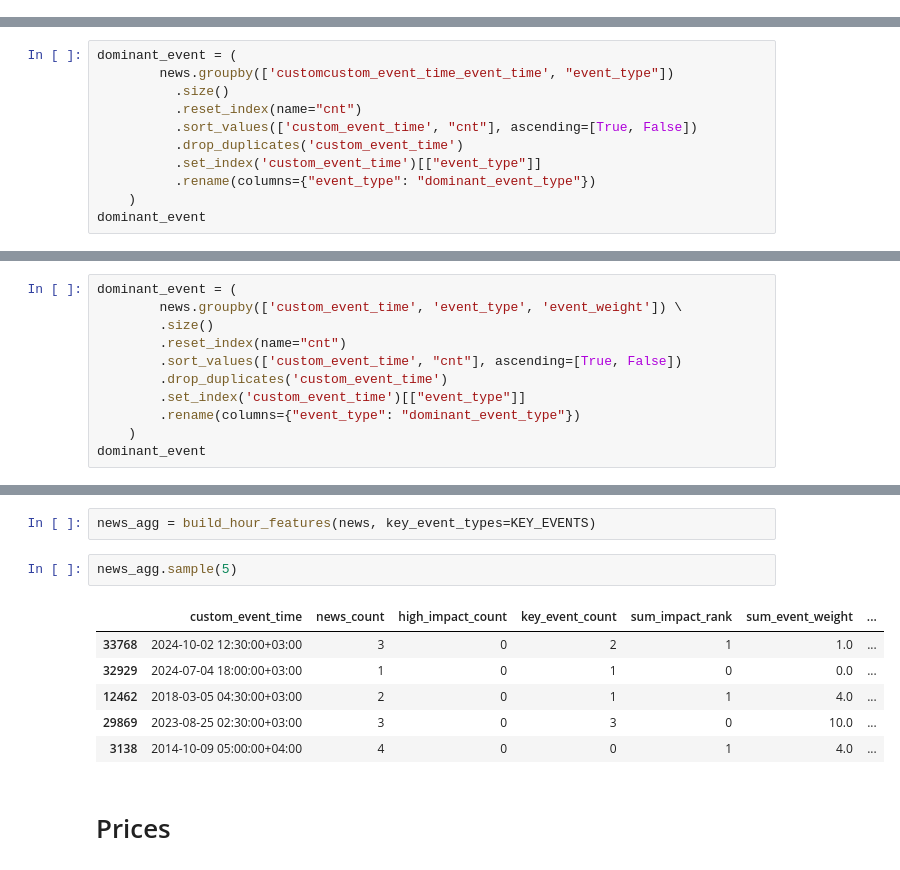
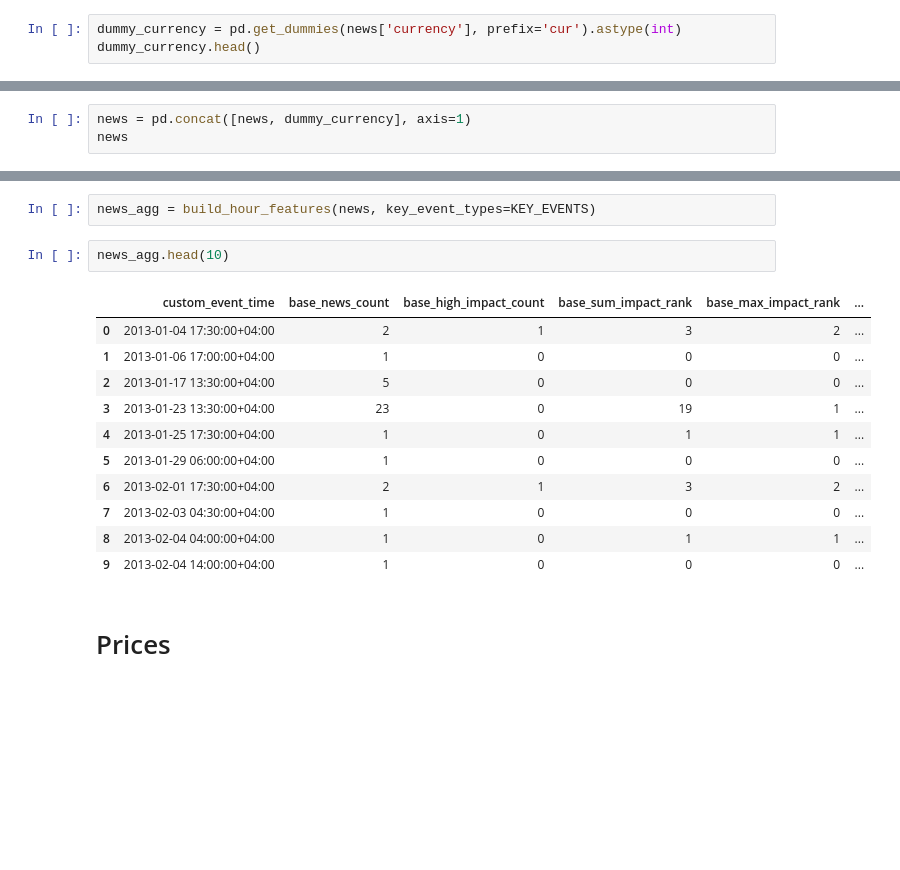
Before and after one commit to ppetrushenkov/fx_news_bot, a Jupyter notebook: notebooks/train_model_pipeline_nb.ipynb, the cells around one changed output, grey strips where cells are left out. Cells and saved outputs as stored; diff of their text form; blank space fills up the shorter version.

```diff
--- a/notebooks/train_model_pipeline_nb.ipynb
+++ b/notebooks/train_model_pipeline_nb.ipynb
@@ -412,0 +585,3 @@ news['impact_rank'] = news['importance'] + 1
+# %%
+dummy_currency = pd.get_dummies(news['currency'], prefix='cur').astype(int)
+dummy_currency.head()
@@ -412,0 +595,3 @@ news['impact_rank'] = news['importance'] + 1
+# %%
+news = pd.concat([news, dummy_currency], axis=1)
+news
@@ -461,11 +652,0 @@ Index(['date', 'currency', 'importance', 'title', 'indicator', 'country',
-# %%
-dominant_event = (
-        news.groupby(['customcustom_event_time_event_time', "event_type"])
-          .size()
-          .reset_index(name="cnt")
-          .sort_values(['custom_event_time', "cnt"], ascending=[True, False])
-          .drop_duplicates('custom_event_time')
-          .set_index('custom_event_time')[["event_type"]]
-          .rename(columns={"event_type": "dominant_event_type"})
-    )
-dominant_event
@@ -487,11 +652,0 @@ dominant_event
-# %%
-dominant_event = (
-        news.groupby(['custom_event_time', 'event_type', 'event_weight']) \
-        .size()
-        .reset_index(name="cnt")
-        .sort_values(['custom_event_time', "cnt"], ascending=[True, False])
-        .drop_duplicates('custom_event_time')
-        .set_index('custom_event_time')[["event_type"]]
-        .rename(columns={"event_type": "dominant_event_type"})
-    )
-dominant_event
@@ -653,14 +791,19 @@ def build_hour_features(
 # %%
 news_agg = build_hour_features(news, key_event_types=KEY_EVENTS)
 # %%
-news_agg.sample(5)
+news_agg.head(10)
 # %% [output]
-|  | custom_event_time | news_count | high_impact_count | key_event_count | sum_impact_rank | sum_event_weight | ... |
-| 33768 | 2024-10-02 12:30:00+03:00 | 3 | 0 | 2 | 1 | 1.0 | ... |
-| 32929 | 2024-07-04 18:00:00+03:00 | 1 | 0 | 1 | 0 | 0.0 | ... |
-| 12462 | 2018-03-05 04:30:00+03:00 | 2 | 0 | 1 | 1 | 4.0 | ... |
-| 29869 | 2023-08-25 02:30:00+03:00 | 3 | 0 | 3 | 0 | 10.0 | ... |
-| 3138 | 2014-10-09 05:00:00+04:00 | 4 | 0 | 0 | 1 | 4.0 | ... |
+|  | custom_event_time | base_news_count | base_high_impact_count | base_sum_impact_rank | base_max_impact_rank | ... |
+| 0 | 2013-01-04 17:30:00+04:00 | 2 | 1 | 3 | 2 | ... |
+| 1 | 2013-01-06 17:00:00+04:00 | 1 | 0 | 0 | 0 | ... |
+| 2 | 2013-01-17 13:30:00+04:00 | 5 | 0 | 0 | 0 | ... |
+| 3 | 2013-01-23 13:30:00+04:00 | 23 | 0 | 19 | 1 | ... |
+| 4 | 2013-01-25 17:30:00+04:00 | 1 | 0 | 1 | 1 | ... |
+| 5 | 2013-01-29 06:00:00+04:00 | 1 | 0 | 0 | 0 | ... |
+| 6 | 2013-02-01 17:30:00+04:00 | 2 | 1 | 3 | 2 | ... |
+| 7 | 2013-02-03 04:30:00+04:00 | 1 | 0 | 0 | 0 | ... |
+| 8 | 2013-02-04 04:00:00+04:00 | 1 | 0 | 1 | 1 | ... |
+| 9 | 2013-02-04 14:00:00+04:00 | 1 | 0 | 0 | 0 | ... |
 # %% [markdown]
 # Prices
 # %%
```
Also changed, not shown: parts of 79 cells of this notebook, 4 other files.
